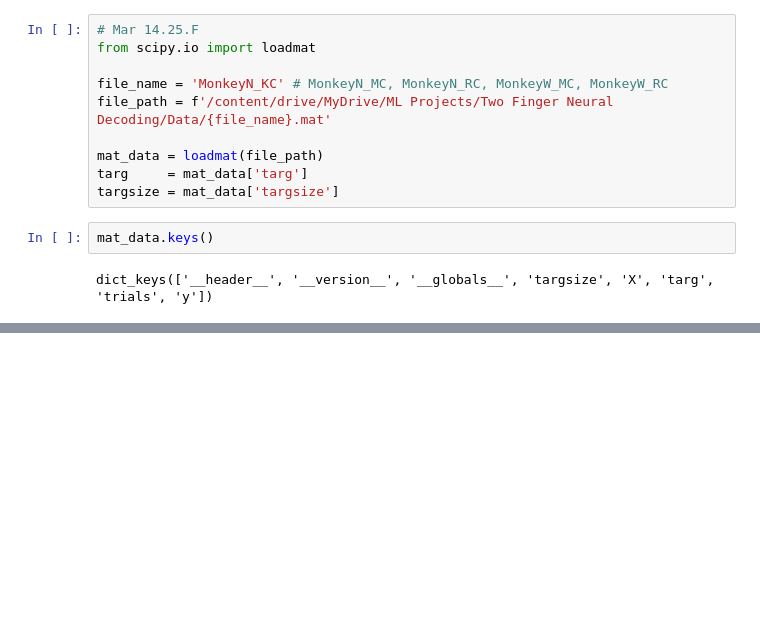
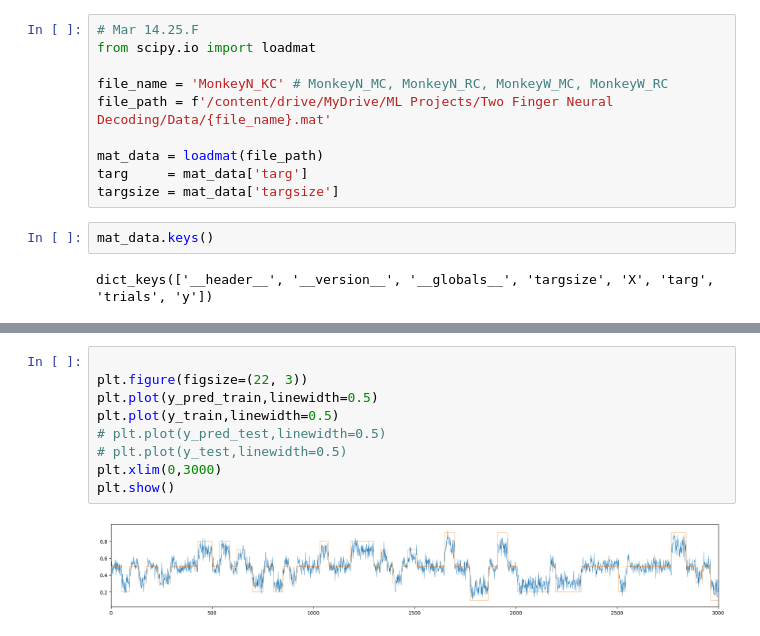
Before and after one commit to cfoli/Kinematic-Decoding-4-BCI-Control, a Jupyter notebook: Two_finger_neural_decoding.ipynb, the cells around one changed output, grey strips where cells are left out. Cells and saved outputs as stored; diff of their text form; blank space fills up the shorter version.

```diff
--- a/Two_finger_neural_decoding.ipynb
+++ b/Two_finger_neural_decoding.ipynb
@@ -61,0 +141,11 @@ plot_targets(targ[:, fing], targsize, fing_color, x_lim=(0,1200))
+# %%
+
+plt.figure(figsize=(22, 3))
+plt.plot(y_pred_train,linewidth=0.5)
+plt.plot(y_train,linewidth=0.5)
+# plt.plot(y_pred_test,linewidth=0.5)
+# plt.plot(y_test,linewidth=0.5)
+plt.xlim(0,3000)
+plt.show()
+# %% [output]
+[figure, added]
```
Also changed, not shown: parts of 4 cells of this notebook.
